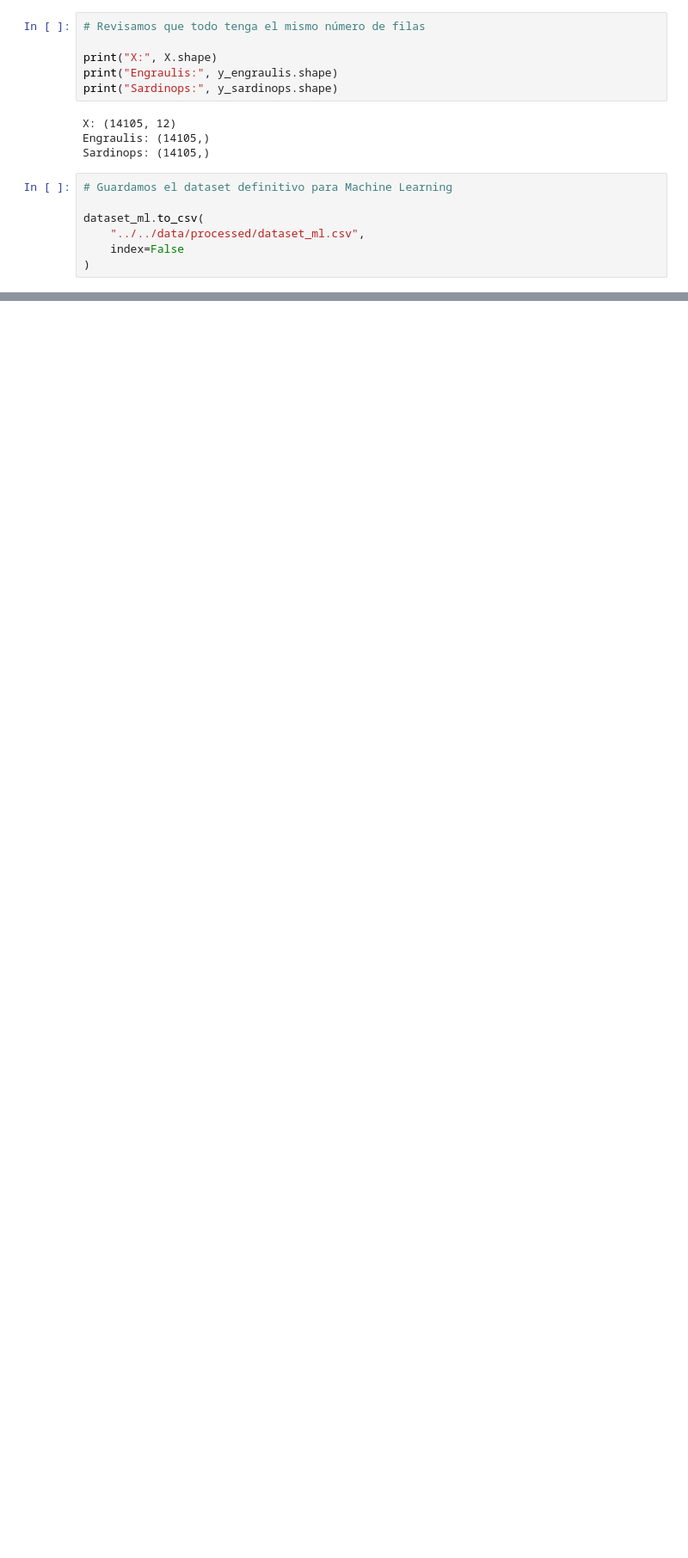
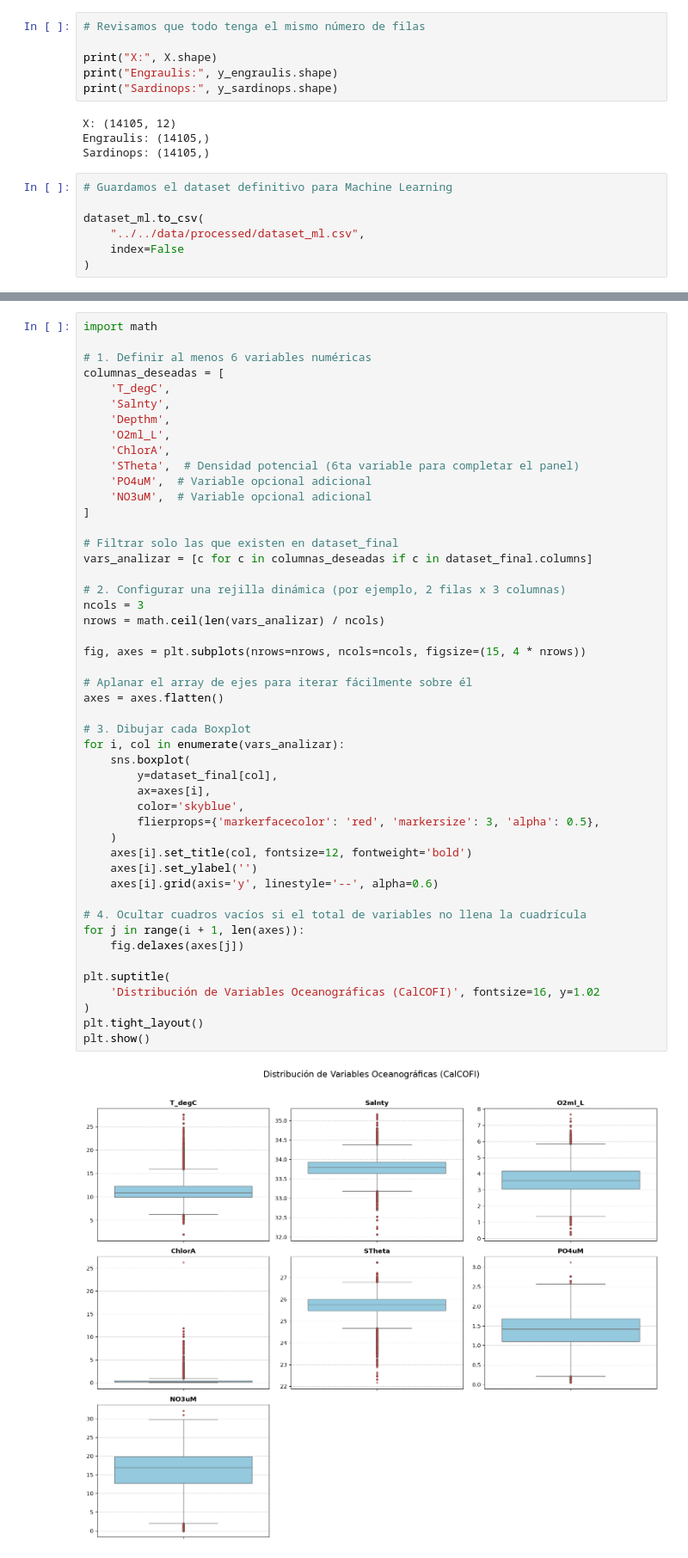
Before and after one commit to 4GeeksAcademy/proyecto-final-data-science--ECS, a Jupyter notebook: notebooks/final/proyecto_final.ipynb, the cells around one changed output, grey strips where cells are left out. Shown at 86% size. Saved outputs shown, nothing was run; the diff lists cells and outputs as text; blank space fills up the shorter version.

```diff
--- a/notebooks/final/proyecto_final.ipynb
+++ b/notebooks/final/proyecto_final.ipynb
@@ -1677,0 +1786,50 @@ dataset_ml.to_csv(
+# %%
+import math
+
+# 1. Definir al menos 6 variables numéricas
+columnas_deseadas = [
+    'T_degC',
+    'Salnty',
+    'Depthm',
+    'O2ml_L',
+    'ChlorA',
+    'STheta',  # Densidad potencial (6ta variable para completar el panel)
+    'PO4uM',  # Variable opcional adicional
+    'NO3uM',  # Variable opcional adicional
+]
+
+# Filtrar solo las que existen en dataset_final
+vars_analizar = [c for c in columnas_deseadas if c in dataset_final.columns]
+
+# 2. Configurar una rejilla dinámica (por ejemplo, 2 filas x 3 columnas)
+ncols = 3
+nrows = math.ceil(len(vars_analizar) / ncols)
+
+fig, axes = plt.subplots(nrows=nrows, ncols=ncols, figsize=(15, 4 * nrows))
+
+# Aplanar el array de ejes para iterar fácilmente sobre él
+axes = axes.flatten()
+
+# 3. Dibujar cada Boxplot
+for i, col in enumerate(vars_analizar):
+    sns.boxplot(
+        y=dataset_final[col],
+        ax=axes[i],
+        color='skyblue',
+        flierprops={'markerfacecolor': 'red', 'markersize': 3, 'alpha': 0.5},
+    )
+    axes[i].set_title(col, fontsize=12, fontweight='bold')
+    axes[i].set_ylabel('')
+    axes[i].grid(axis='y', linestyle='--', alpha=0.6)
+
+# 4. Ocultar cuadros vacíos si el total de variables no llena la cuadrícula
+for j in range(i + 1, len(axes)):
+    fig.delaxes(axes[j])
+
+plt.suptitle(
+    'Distribución de Variables Oceanográficas (CalCOFI)', fontsize=16, y=1.02
+)
+plt.tight_layout()
+plt.show()
+# %% [output]
+[figure, added]
```
Also changed, not shown: parts of 10 cells of this notebook, 4 other files.
